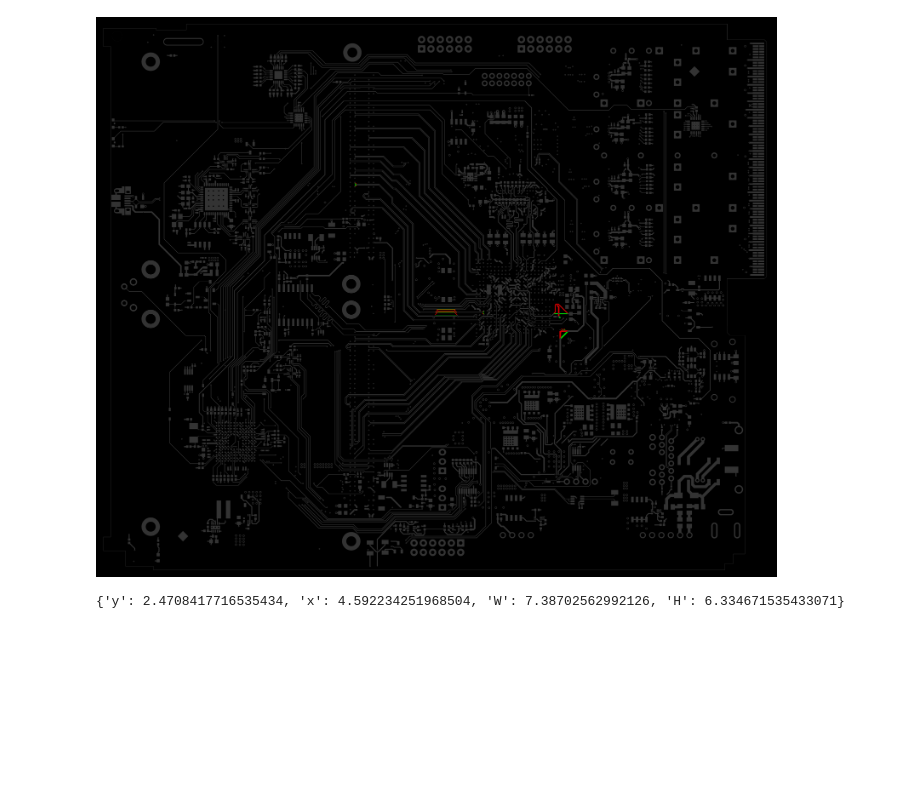
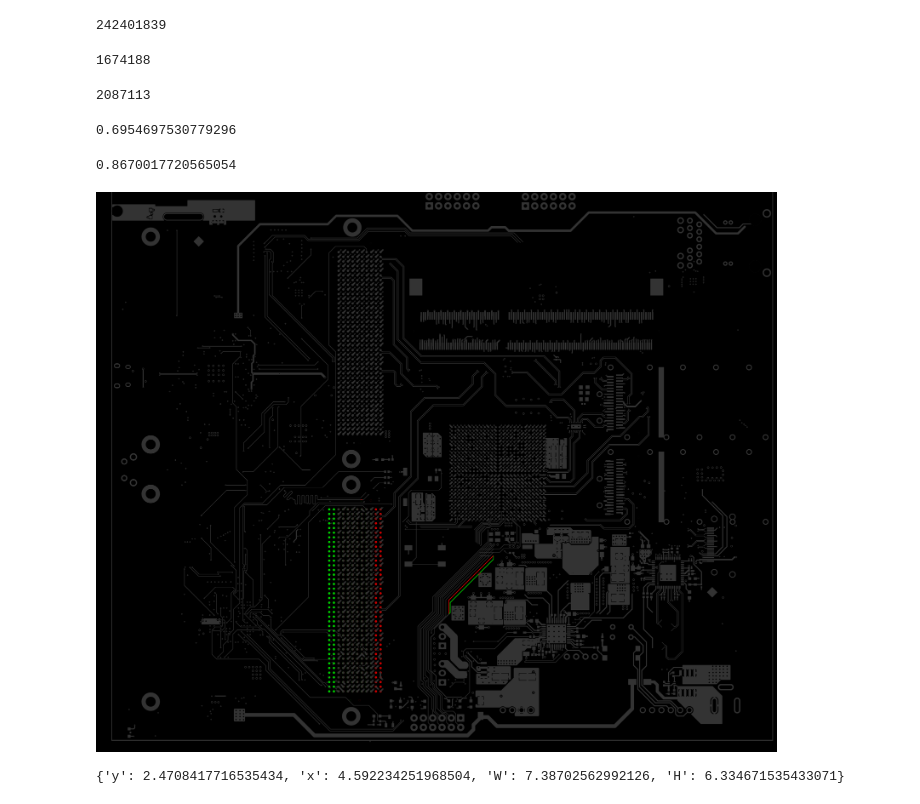
Before and after one commit to michael-betz/kiff, a Jupyter notebook: dev.ipynb, the cells around one changed output. Saved outputs shown, nothing was run; the diff lists cells and outputs as text; code cells hidden in the pictures; blank space fills up the shorter version.

Commit message:
print  values

```diff
--- a/dev.ipynb
+++ b/dev.ipynb
@@ -10,7 +10,11 @@ from shutil import rmtree
 from plot_layers import plot_layers
 # %%
 def img_diff(i1, i2, doInvert=True):
-    ''' doInvert: set true whe input is black on white background '''
+    '''
+    i1, i2: PIL Image objects of same size to compare
+    doInvert: set true when input is black on white background
+    returns: PIL Image of the diff
+    '''
     a0 = array(i1)
     a1 = array(i2)
     if doInvert:
@@ -18,21 +22,21 @@ def img_diff(i1, i2, doInvert=True):
         a1 = ~a1
     a_out = zeros((a0.shape[0], a0.shape[1], 3), dtype=uint8)
 
-    # Black background (looks nicer!)
+    # bit-wise logic applied to all uint8 pixel values
     common = a0 & a1
     diff1 = a1 & ~common
     diff2 = a0 & ~common
 
-    a_out[:, :, 0] = common * 0.2 + diff1 * 0.8
-    a_out[:, :, 1] = common * 0.2 + diff2 * 0.8
-    a_out[:, :, 2] = common * 0.2
+    # assign results to color channels
+    a_out[:, :, 0] = common * 0.2 + diff1 * 0.8  # Red
+    a_out[:, :, 1] = common * 0.2 + diff2 * 0.8  # Green
+    a_out[:, :, 2] = common * 0.2                # Blue
 
-    # White background (simpler!)
-    # a_out[:, :, 0] = a0
-    # a_out[:, :, 1] = a1
-    # a_out[:, :, 2] = a0 & a1
+    # how many pixels changed in the whole image: 1.0 = all pixels changed
+    added = sum(diff1) / sum(a0)
+    removed = sum(diff2) / sum(a0)
 
-    return Image.fromarray(a_out)
+    return Image.fromarray(a_out), added, removed
 # %%
 def load_svg(fName):
     png_str = subprocess.check_output(['rsvg-convert', '-b', 'white', fName])
@@ -57,5 +61,5 @@ def load_pdf(fName, x=4.7, y=2.6, W=7.3, H=6.0, r=600):
 def desc():
     return subprocess.check_output(['git', 'describe']).strip()
 # %%
-i1 = load_pdf('out1/AMC_FMC_Carrier-PcbDoc-B_Cu.pdf', r=400)
-i2 = load_pdf('out2/AMC_FMC_Carrier-PcbDoc-B_Cu.pdf', r=400)
+i1 = load_pdf('../Marble/plot_457790d-dirty/AMC_FMC_Carrier-PcbDoc-F_Cu.pdf', r=400)
+i2 = load_pdf('../Marble/plot_457790d/AMC_FMC_Carrier-PcbDoc-F_Cu.pdf', r=400)
@@ -62,9 +92,29 @@ i2 = load_pdf('out2/AMC_FMC_Carrier-PcbDoc-B_Cu.pdf', r=400)
+# %%
+sum(common)
+# %% [output]
+242401839
+# %%
+sum(diff1)
+# %% [output]
+1674188
+# %%
+sum(diff2)
+# %% [output]
+2087113
+# %%
+sum(diff1) / sum(common) * 100
+# %% [output]
+0.6954697530779296
+# %%
+sum(diff2) / sum(common) * 100
+# %% [output]
+0.8670017720565054
 # %%
 i_out = img_diff(i1, i2)
-i_out.save('out.png')
+# i_out.save('out.png')
 i_out
 # %% [output]
-[figure, old version]
+[figure, new version]
 # %%
 import pcbnew
 # %%
```
Also changed, not shown: parts of 1 cell of this notebook, 1 other file.
